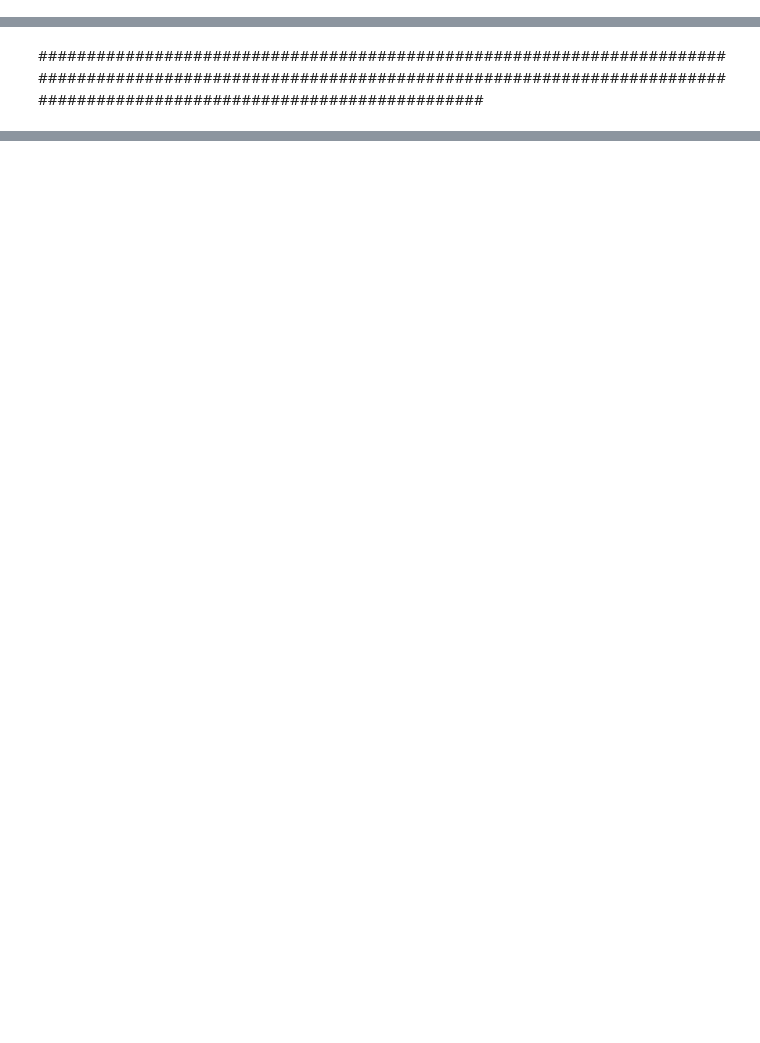
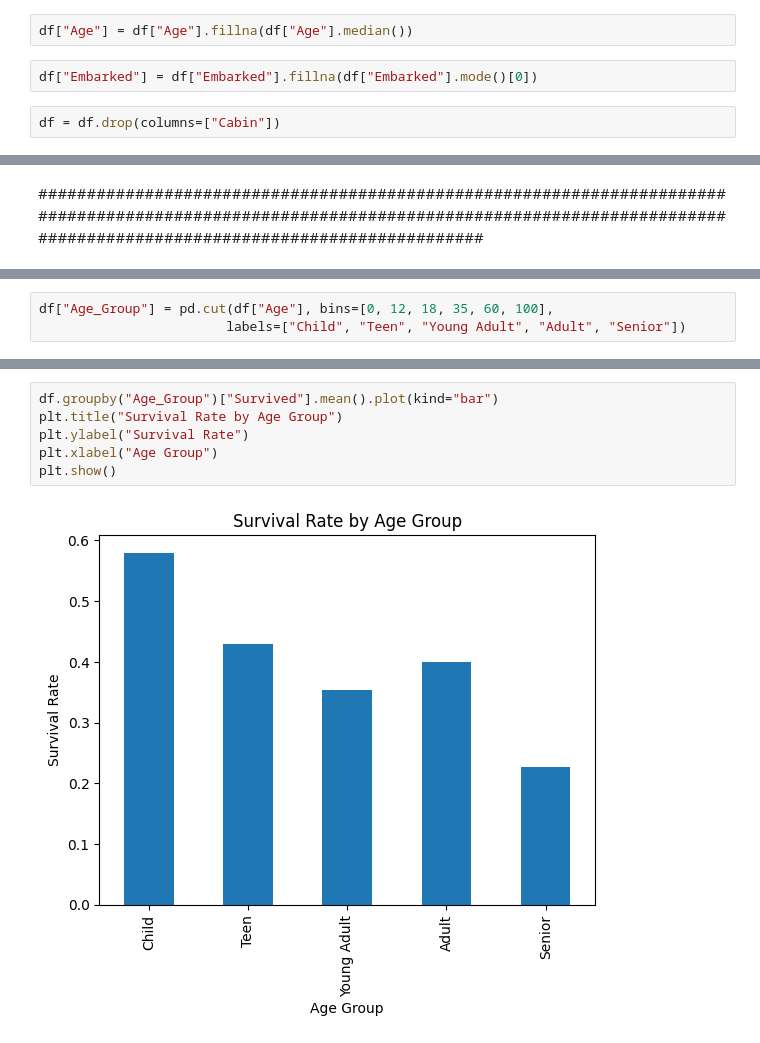
Before and after one commit to sdc5682/ds220-project2, a Jupyter notebook: titanic_analysis.ipynb, the cells around one changed output, grey strips where cells are left out. Drawn from its saved outputs; the diff is of its cells as text; blank space fills up the shorter version.

```diff
--- a/titanic_analysis.ipynb
+++ b/titanic_analysis.ipynb
@@ -78,0 +122,6 @@ dtype: int64
+# %%
+df["Age"] = df["Age"].fillna(df["Age"].median())
+# %%
+df["Embarked"] = df["Embarked"].fillna(df["Embarked"].mode()[0])
+# %%
+df = df.drop(columns=["Cabin"])
@@ -80,0 +217,3 @@ dtype: int64
+# %%
+df["Age_Group"] = pd.cut(df["Age"], bins=[0, 12, 18, 35, 60, 100],
+                        labels=["Child", "Teen", "Young Adult", "Adult", "Senior"])
@@ -80,0 +230,8 @@ dtype: int64
+# %%
+df.groupby("Age_Group")["Survived"].mean().plot(kind="bar")
+plt.title("Survival Rate by Age Group")
+plt.ylabel("Survival Rate")
+plt.xlabel("Age Group")
+plt.show()
+# %% [output]
+[figure, added]
```
Also changed, not shown: parts of 50 cells of this notebook.
